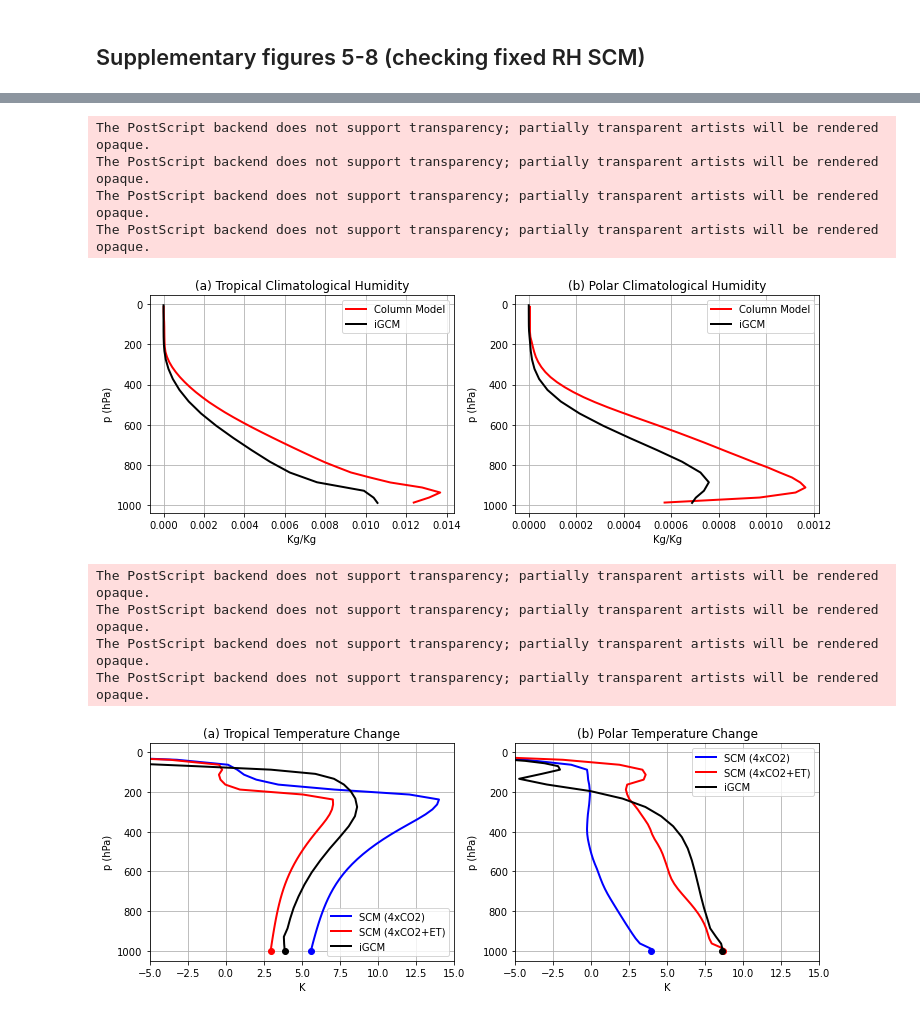
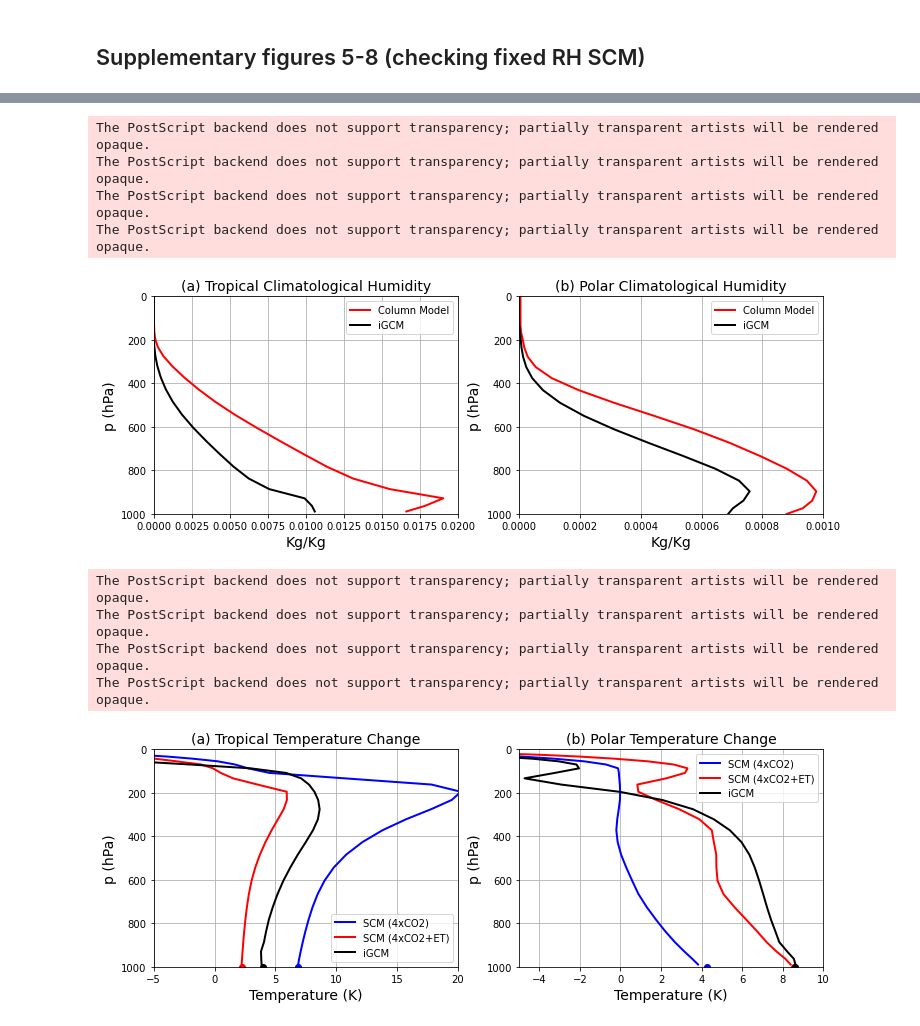
Before and after one commit to matthewjhenry/HMLR19_SCM, a Jupyter notebook: plot_figures.ipynb, the cells around one changed output, grey strips where cells are left out. Cells and saved outputs as stored; diff of their text form; code cells hidden in the pictures.

```diff
--- a/plot_figures.ipynb
+++ b/plot_figures.ipynb
@@ -397,0 +364,20 @@ Opened data from /home/links/mh920/.conda/envs/anal_env/lib/python3.6/site-packa
+# %%
+model_p_ctl_RH = run_column_fixedRH(co2_data.dt_adv_300_p+co2_data.dt_cond_300_p+co2_data.dt_diff_300_p, co2_data.rh_300_p, co2_data.p_pole, co2_lev=3e-4, insol=175.1, alb=0.57,surf_forc=26.2/climlab.utils.heat_capacity.ocean(1))
+model_p_co2_RH = run_column_fixedRH(co2_data.dt_adv_300_p+co2_data.dt_cond_300_p+co2_data.dt_diff_300_p, co2_data.rh_300_p, co2_data.p_pole, co2_lev=12e-4, insol=175.1, alb=0.57,surf_forc=26.2/climlab.utils.heat_capacity.ocean(1))
+model_p_full_RH = run_column_fixedRH(co2_data.dt_adv_1200_p+co2_data.dt_cond_1200_p+co2_data.dt_diff_1200_p, co2_data.rh_300_p, co2_data.p_pole, co2_lev=12e-4, insol=175.1, alb=0.57,surf_forc=26.2/climlab.utils.heat_capacity.ocean(1))
+
+model_p_co2_RH_HS12 = run_column_fixedRH(HS12_data.dt_adv_300_p+HS12_data.dt_cond_300_p+HS12_data.dt_diff_300_p, HS12_data.rh_300_p, HS12_data.p_pole, co2_lev=12e-4, insol=175.1, alb=0.57,surf_forc=34.5/climlab.utils.heat_capacity.ocean(1))
+model_p_full_RH_HS12 = run_column_fixedRH(HS12_data.dt_adv_1200_p+HS12_data.dt_cond_1200_p+HS12_data.dt_diff_1200_p, HS12_data.rh_300_p, HS12_data.p_pole, co2_lev=12e-4, insol=175.1, alb=0.57,surf_forc=34.5/climlab.utils.heat_capacity.ocean(1))
+
+model_p_co2_RH_HS24 = run_column_fixedRH(HS24_data.dt_adv_300_p+HS24_data.dt_cond_300_p+HS24_data.dt_diff_300_p, HS24_data.rh_300_p, HS24_data.p_pole, co2_lev=12e-4, insol=175.1, alb=0.57,surf_forc=40.5/climlab.utils.heat_capacity.ocean(1))
+model_p_full_RH_HS24 = run_column_fixedRH(HS24_data.dt_adv_1200_p+HS24_data.dt_cond_1200_p+HS24_data.dt_diff_1200_p, HS24_data.rh_300_p, HS24_data.p_pole, co2_lev=12e-4, insol=175.1, alb=0.57,surf_forc=40.5/climlab.utils.heat_capacity.ocean(1))
+
+model_t_ctl_RH = run_column_fixedRH(co2_data.dt_adv_300_t+co2_data.dt_cond_300_t+co2_data.dt_diff_300_t, co2_data.rh_300_t, co2_data.p_trop, co2_lev=3e-4, insol=415, alb=0.22,surf_forc=30/climlab.utils.heat_capacity.ocean(1))
+model_t_co2_RH = run_column_fixedRH(co2_data.dt_adv_300_t+co2_data.dt_cond_300_t+co2_data.dt_diff_300_t, co2_data.rh_300_t, co2_data.p_trop, co2_lev=12e-4, insol=415, alb=0.22,surf_forc=30/climlab.utils.heat_capacity.ocean(1))
+model_t_full_RH = run_column_fixedRH(co2_data.dt_adv_1200_t+co2_data.dt_cond_1200_t+co2_data.dt_diff_1200_t, co2_data.rh_300_t, co2_data.p_trop, co2_lev=12e-4, insol=415, alb=0.22,surf_forc=30/climlab.utils.heat_capacity.ocean(1))
+
+model_t_co2_RH_HS12 = run_column_fixedRH(HS12_data.dt_adv_300_t+HS12_data.dt_cond_300_t+HS12_data.dt_diff_300_t, HS12_data.rh_300_t, HS12_data.p_trop, co2_lev=12e-4, insol=415, alb=0.22,surf_forc=30/climlab.utils.heat_capacity.ocean(1))
+model_t_full_RH_HS12 = run_column_fixedRH(HS12_data.dt_adv_1200_t+HS12_data.dt_cond_1200_t+HS12_data.dt_diff_1200_t, HS12_data.rh_300_t, HS12_data.p_trop, co2_lev=12e-4, insol=415, alb=0.22,surf_forc=30/climlab.utils.heat_capacity.ocean(1))
+
+model_t_co2_RH_HS24 = run_column_fixedRH(HS24_data.dt_adv_300_t+HS24_data.dt_cond_300_t+HS24_data.dt_diff_300_t, HS24_data.rh_300_t, HS24_data.p_trop, co2_lev=12e-4, insol=415, alb=0.22,surf_forc=30/climlab.utils.heat_capacity.ocean(1))
+model_t_full_RH_HS24 = run_column_fixedRH(HS24_data.dt_adv_1200_t+HS24_data.dt_cond_1200_t+HS24_data.dt_diff_1200_t, HS24_data.rh_300_t, HS24_data.p_trop, co2_lev=12e-4, insol=415, alb=0.22,surf_forc=30/climlab.utils.heat_capacity.ocean(1))
@@ -1448,25 +1378,28 @@ The PostScript backend does not support transparency; partially transparent arti
 # %%
-iGCM_run = co2
 fig = matplotlib.pyplot.gcf()
 fig.set_size_inches(12, 4)
 plt.subplot(1,2,1)
 plt.plot(model_t_ctl_RH.q,model_t_ctl_RH.lev,c='r',label='Column Model',linewidth=2)
-plt.plot(iGCM_run.plot_eq(iGCM_run.q_lin),iGCM_run.sig_*1000, 'k', label='iGCM',linewidth=2)
-plt.title('(a) Tropical Climatological Humidity')
-plt.xlabel('Kg/Kg')
-plt.ylabel('p (hPa)')
+plt.plot(co2_data.sh_300_t,model_t_ctl.lev, 'k', label='iGCM',linewidth=2)
+plt.title('(a) Tropical Climatological Humidity', **font)
+plt.xlabel('Kg/Kg', **font)
+plt.ylabel('p (hPa)', **font)
+plt.xlim([0,0.02])
+plt.ylim([0,1000])
 lgd =plt.legend(loc='best')
 plt.gca().invert_yaxis()
 plt.grid()
 plt.subplot(1,2,2)
 plt.plot(model_p_ctl_RH.q,model_p_ctl_RH.lev,c='r',label='Column Model',linewidth=2)
-plt.plot(iGCM_run.plot_pole(iGCM_run.q_lin,80),iGCM_run.sig_*1000, 'k', label='iGCM',linewidth=2)
-plt.title('(b) Polar Climatological Humidity')
-plt.xlabel('Kg/Kg')
-plt.ylabel('p (hPa)')
+plt.plot(co2_data.sh_300_p,model_p_ctl.lev, 'k', label='iGCM',linewidth=2)
+plt.title('(b) Polar Climatological Humidity', **font)
+plt.xlabel('Kg/Kg', **font)
+plt.ylabel('p (hPa)', **font)
 lgd =plt.legend(loc='best')
+plt.grid()
+plt.xlim([0,0.001])
+plt.ylim([0,1000])
 plt.gca().invert_yaxis()
-plt.grid()
 plt.savefig('figS6.eps', bbox_inches='tight')
 plt.show()
 # %% [output]
@@ -1474,48 +1407,52 @@ The PostScript backend does not support transparency; partially transparent arti
 The PostScript backend does not support transparency; partially transparent artists will be rendered opaque.
 The PostScript backend does not support transparency; partially transparent artists will be rendered opaque.
 The PostScript backend does not support transparency; partially transparent artists will be rendered opaque.
-[figure, old version]
+[figure, new version]
 # %%
+masks = [co2.lat_>-30,co2.lat_<30]
+mask = masks[0] & masks[1]
 fig = matplotlib.pyplot.gcf()
 fig.set_size_inches(12, 4)
 plt.subplot(1,2,1)
 plt.plot(model_t_co2_RH.Tatm-model_t_ctl_RH.Tatm,model_t_ctl_RH.lev,c='b',
          label='SCM (4xCO2)',linewidth=2)
 plt.plot(model_t_co2_RH.Ts-model_t_ctl_RH.Ts, 1000, 'bo',markersize=6)
 plt.plot(model_t_full_RH.Tatm-model_t_ctl_RH.Tatm,model_t_ctl_RH.lev,c='r',
          label='SCM (4xCO2+ET)',linewidth=2)
 plt.plot(model_t_full_RH.Ts-model_t_ctl_RH.Ts, 1000, 'ro',markersize=6)
-plt.plot(iGCM_run.plot_eq(iGCM_run.temp_lin_diff),iGCM_run.sig_*1000, 'k', label='iGCM',linewidth=2)
-plt.plot(mean_lat(iGCM_run.lat_[mask],iGCM_run.sat_lin_diff[mask]), 1000, 'ko',markersize=6)
-plt.title('(a) Tropical Temperature Change')
-plt.xlabel('K')
-plt.ylabel('p (hPa)')
-plt.xlim([-5,15])
+plt.plot(plot_eq(co2.temp_lin_diff,co2.lat_,10),co2.sig_*1000, 'k', label='iGCM',linewidth=2)
+plt.plot(mean_lat(co2.lat_[mask],co2.sat_lin_diff[mask]), 1000, 'ko',markersize=6)
+plt.title('(a) Tropical Temperature Change', **font)
+plt.xlabel('Temperature (K)', **font)
+plt.ylabel('p (hPa)', **font)
+plt.xlim([-5,20])
+plt.ylim([0,1000])
 lgd =plt.legend(loc='best')
 plt.gca().invert_yaxis()
 plt.grid()
 plt.subplot(1,2,2)
 plt.plot(model_p_co2_RH.Tatm-model_p_ctl_RH.Tatm,model_t_ctl_RH.lev,c='b',
          label='SCM (4xCO2)',linewidth=2)
 plt.plot(model_p_co2_RH.Ts-model_p_ctl_RH.Ts, 1000, 'bo',markersize=6)
 plt.plot(model_p_full_RH.Tatm-model_p_ctl_RH.Tatm,model_t_ctl_RH.lev,c='r',
          label='SCM (4xCO2+ET)',linewidth=2)
 plt.plot(model_p_full_RH.Ts-model_p_ctl_RH.Ts, 1000, 'ro',markersize=6)
-plt.plot(iGCM_run.plot_pole(iGCM_run.temp_lin_diff,80),iGCM_run.sig_*1000, 'k', label='iGCM',linewidth=2)
-plt.plot(mean_lat(iGCM_run.lat_[iGCM_run.lat_>80],iGCM_run.sat_lin_diff[iGCM_run.lat_>80]), 1000, 'ko',markersize=6)
-plt.title('(b) Polar Temperature Change')
-plt.xlabel('K')
-plt.ylabel('p (hPa)')
-plt.xlim([-5,15])
+plt.plot(plot_pole(co2.temp_lin_diff,co2.lat_,80),co2.sig_*1000, 'k', label='iGCM',linewidth=2)
+plt.plot(mean_lat(co2.lat_[co2.lat_>80],co2.sat_lin_diff[co2.lat_>80]), 1000, 'ko',markersize=6)
+plt.title('(b) Polar Temperature Change', **font)
+plt.xlabel('Temperature (K)', **font)
+plt.ylabel('p (hPa)', **font)
+plt.xlim([-5,10])
+plt.ylim([0,1000])
 lgd =plt.legend(loc='best')
 plt.gca().invert_yaxis()
 plt.grid()
 plt.savefig('figS7.eps', bbox_inches='tight')
 plt.show()
 # %% [output]
 The PostScript backend does not support transparency; partially transparent artists will be rendered opaque.
 The PostScript backend does not support transparency; partially transparent artists will be rendered opaque.
 The PostScript backend does not support transparency; partially transparent artists will be rendered opaque.
 The PostScript backend does not support transparency; partially transparent artists will be rendered opaque.
-[figure, old version]
+[figure, new version]
 # %%
```
Also changed, not shown: parts of 39 cells of this notebook.
